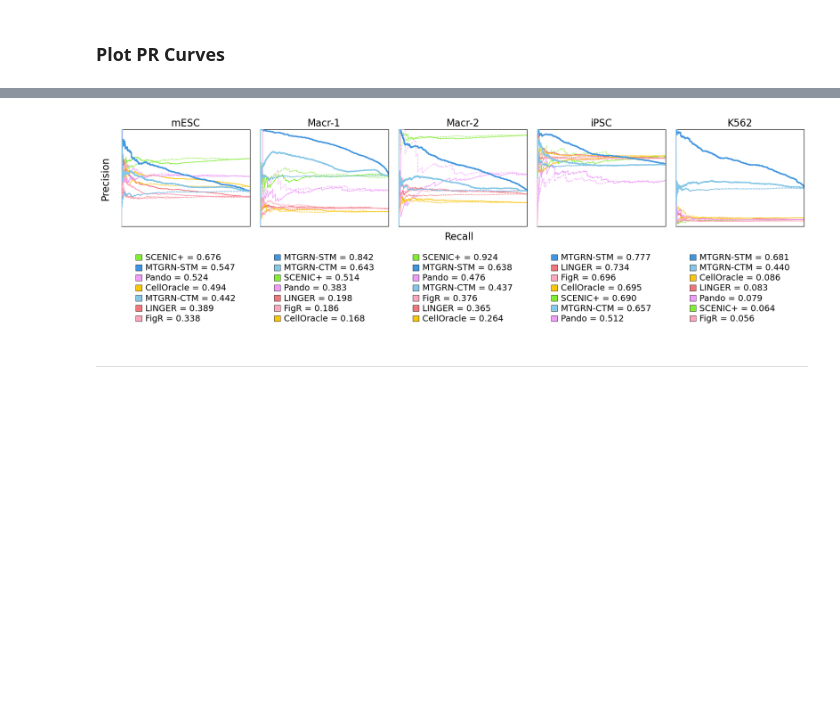
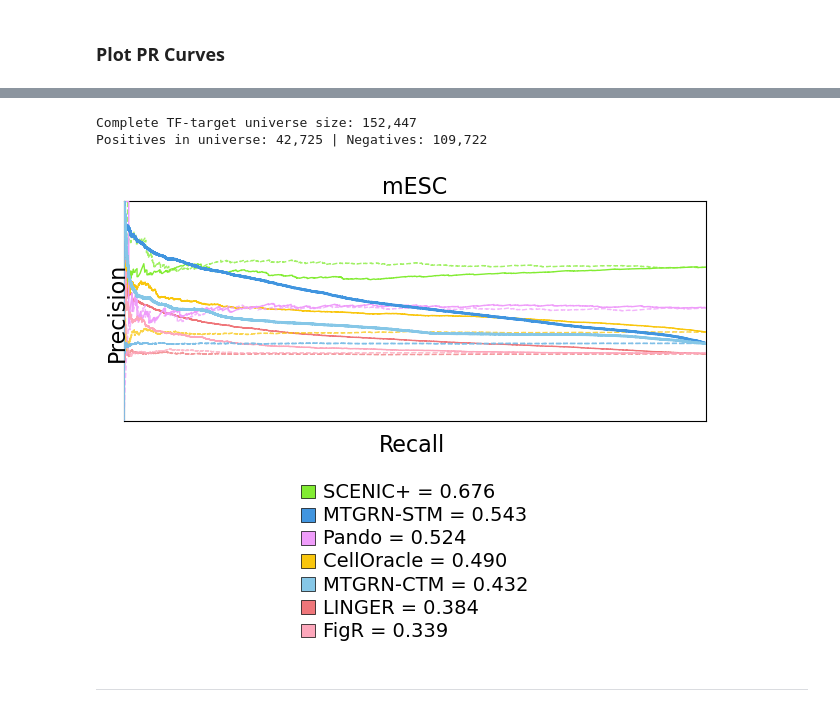
Before and after one commit to emoeller80281/Custom_GRN_Inference, a Jupyter notebook: dev/notebooks/simple_model_testing/test_tf_tg_predictions.ipynb, the cells around one changed output, grey strips where cells are left out. Saved outputs shown, nothing was run; the diff lists cells and outputs as text; code cells hidden in the pictures; blank space fills up the shorter version.

Commit message:
Added learning rate monitoring. Testing running AUPRC with 10X negatives using the full universe of TF-TG edge combinations

```diff
--- a/dev/notebooks/simple_model_testing/test_tf_tg_predictions.ipynb
+++ b/dev/notebooks/simple_model_testing/test_tf_tg_predictions.ipynb
@@ -1403,10 +1467,10 @@ INFO - Processing sample: WT_D13_rep1 | Dataset: iPSC
 # %%
 sample_to_title_map = {
     "E7.5_rep1": "mESC",
-    "buffer_1": "Macr-1",
-    "buffer_2": "Macr-2",
-    "WT_D13_rep1": "iPSC",
-    "sample_1": "K562"
+    # "buffer_1": "Macr-1",
+    # "buffer_2": "Macr-2",
+    # "WT_D13_rep1": "iPSC",
+    # "sample_1": "K562"
 }
 
 method_color_dict = {
@@ -1423,12 +1487,17 @@ method_color_dict = {
 combined_fig, combined_axes = plt.subplots(
     nrows=1,
     ncols=len(sample_to_title_map),
-    figsize=(16, 5),
+    figsize=(4 * len(sample_to_title_map)+1, 5),
     sharex=True,
     sharey=True,
+    squeeze=False,
 )
+combined_axes = np.array(combined_axes, ndmin=1).ravel()
 
-for ax, sample_name in zip(combined_axes, sample_to_title_map.keys()):
+
+for i, sample_name in enumerate(sample_to_title_map.keys()):
+
+    ax = combined_axes[i]
 
     auroc_text_lines = []
 
@@ -1579,13 +1703,20 @@ combined_fig.savefig(all_evaluation_plot_dir / f"models_vs_own_test_set_roc.png"
 # %%
+
 combined_fig, combined_axes = plt.subplots(
     nrows=1,
     ncols=len(sample_to_title_map),
-    figsize=(16, 5),
+    figsize=(4 * len(sample_to_title_map) + 2, 5),
     sharex=True,
     sharey=True,
+    squeeze=False,
+
 )
 
-for ax, sample_name in zip(combined_axes, sample_to_title_map.keys()):
+combined_axes = np.array(combined_axes, ndmin=1).ravel()
+
+for i, sample_name in enumerate(sample_to_title_map.keys()):
+
+    ax = combined_axes[i]
 
     auprc_text_lines = []
 
@@ -1596,13 +1727,51 @@ for ax, sample_name in zip(combined_axes, sample_to_title_map.keys()):
         labels = np.asarray(labels).astype(int).ravel()
         scores = np.asarray(scores).astype(float).ravel()
 
-        prec, rec, _ = precision_recall_curve(labels, scores)
-        auprc = average_precision_score(labels, scores)
+        df_std = standardized_method_dfs[method]
 
-        rand_scores = plotting_utils._create_random_distribution(scores)
+        full_universe_df = build_full_universe_from_gt(df_std, tf_tg_label_df)
 
-        rand_prec, rand_rec, _ = precision_recall_curve(labels, rand_scores)
-        rand_auprc = average_precision_score(labels, rand_scores)
+        def sample_auprc_10x_negatives(full_universe, random_state=42):
+            positives = full_universe[full_universe["_in_gt"] == 1]
+            negatives = full_universe[full_universe["_in_gt"] == 0]
+
+            n_pos = len(positives)
+            n_neg_sample = n_pos * 10
+
+            if n_pos == 0 or n_neg_sample == 0:
+                return full_universe.iloc[0:0].copy()
+
+            neg_sampled = negatives.sample(
+                n=n_neg_sample,
+                replace=True,
+                random_state=random_state,
+            )
+
+            auprc_df = pd.concat([positives, neg_sampled], axis=0)
+
+            # Optional: shuffle, not required for sklearn metrics
+            auprc_df = auprc_df.sample(frac=1.0, random_state=random_state).reset_index(drop=True)
+
+            return auprc_df
+
+        # auprc_df = sample_auprc_10x_negatives(full_universe_df, random_state=42)
+        auprc_df = full_universe_df
+
+        # y_full = auprc_df["_in_gt"].astype(int).to_numpy()
+        # s_full = auprc_df["Score"].to_numpy()
+
+        y_full = labels
+        s_full = scores
+
+        logging.info(f"Positives {(y_full == 1).sum()} | Negatives {(y_full == 0).sum()} | Total: {len(y_full)}")
+
+        prec, rec, _ = precision_recall_curve(y_full, s_full)
+        auprc = average_precision_score(y_full, s_full)
+
+        rand_scores = plotting_utils._create_random_distribution(s_full)
+
+        rand_prec, rand_rec, _ = precision_recall_curve(y_full, rand_scores)
+        rand_auprc = average_precision_score(y_full, rand_scores)
 
         method_color = method_color_dict.get(method, "#747474")
         auprc_text_lines.append((method, auprc, method_color))
@@ -1735,4 +1923,6 @@ combined_fig.savefig(
+Complete TF-target universe size: 152,447
+Positives in universe: 42,725 | Negatives: 109,722
-[figure, old version]
+[figure, new version]
 # %% [markdown]
 ---
 # %% [markdown]
```
Also changed, not shown: parts of 7 cells of this notebook, 4 other files.
